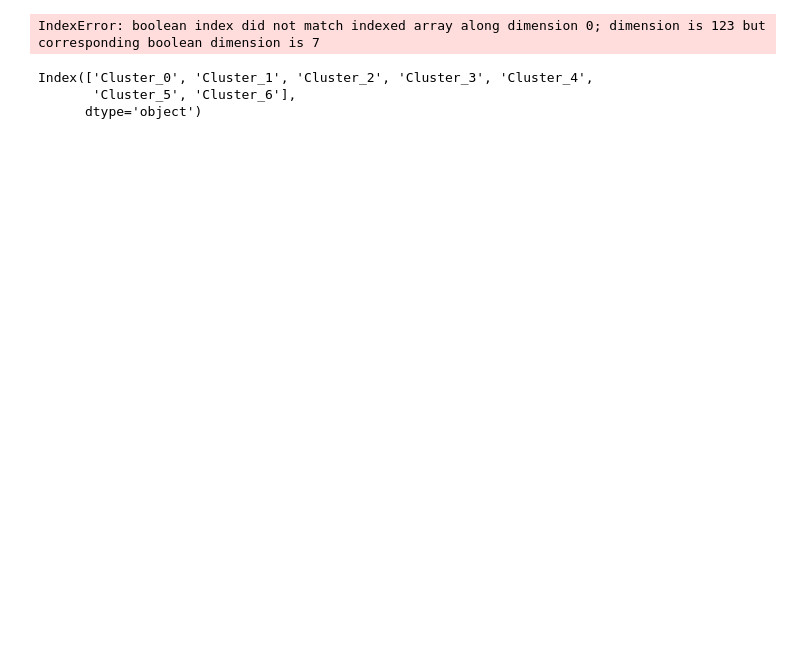
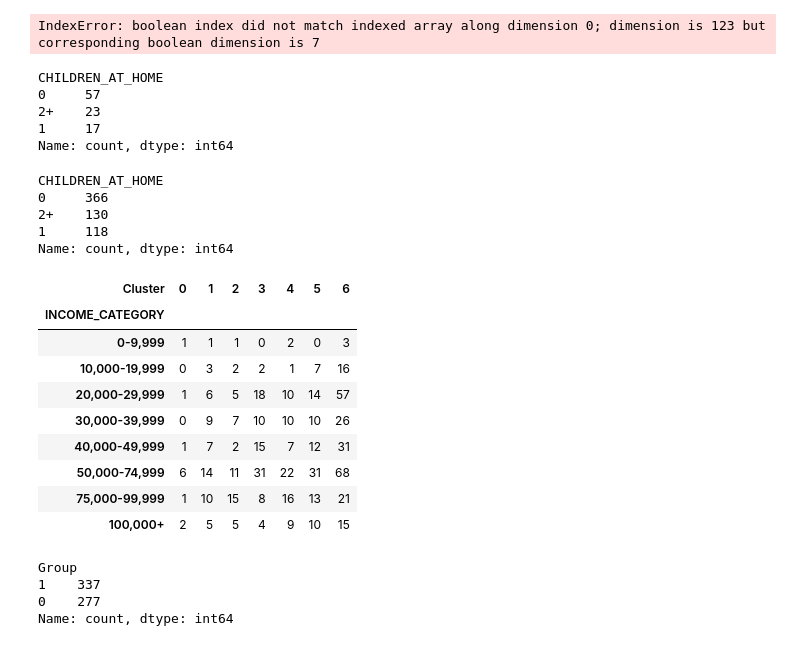
Before and after one commit to guri99uy/ST498_CAPSTONE, a Jupyter notebook: Notebooks/EconML.ipynb, the cells around one changed output. Drawn from its saved outputs; the diff is of its cells as text; code cells hidden in the pictures; blank space fills up the shorter version.

```diff
--- a/Notebooks/EconML.ipynb
+++ b/Notebooks/EconML.ipynb
@@ -563,9 +571,46 @@ if hasattr(grf_cf, 'feature_importances_'):
     print(importance_df.head(10))
 # %% [output]
 IndexError: boolean index did not match indexed array along dimension 0; dimension is 123 but corresponding boolean dimension is 7
-# %%
-encoded_clusters.columns
-# %% [output]
-Index(['Cluster_0', 'Cluster_1', 'Cluster_2', 'Cluster_3', 'Cluster_4',
-       'Cluster_5', 'Cluster_6'],
-      dtype='object')
+# %%
+flash['CHILDREN_AT_HOME'][flash['Cluster'] == 5].value_counts()
+# %% [output]
+CHILDREN_AT_HOME
+0     57
+2+    23
+1     17
+Name: count, dtype: int64
+# %%
+flash['CHILDREN_AT_HOME'].value_counts()
+# %% [output]
+CHILDREN_AT_HOME
+0     366
+2+    130
+1     118
+Name: count, dtype: int64
+# %%
+ordered_incomes = ['0-9,999', '10,000-19,999', '20,000-29,999', '30,000-39,999', '40,000-49,999','50,000-74,999', '75,000-99,999', '100,000+' ]
+eda_flash = pd.crosstab(flash['INCOME_CATEGORY'], flash['Cluster'])
+eda_flash = eda_flash.reindex(ordered_incomes)
+# %%
+# ordered_ages = ['0-9,999', '10,000-19,999', '20,000-29,999', '30,000-39,999', '40,000-49,999','50,000-74,999', '75,000-99,999', '100,000+' ]
+eda_flash = pd.crosstab(flash['INCOME_CATEGORY'], flash['Cluster'])
+eda_flash = eda_flash.reindex(ordered_incomes)
+eda_flash
+# %% [output]
+| Cluster | 0 | 1 | 2 | 3 | 4 | 5 | 6 |
+| INCOME_CATEGORY |  |  |  |  |  |  |  |
+| 0-9,999 | 1 | 1 | 1 | 0 | 2 | 0 | 3 |
+| 10,000-19,999 | 0 | 3 | 2 | 2 | 1 | 7 | 16 |
+| 20,000-29,999 | 1 | 6 | 5 | 18 | 10 | 14 | 57 |
+| 30,000-39,999 | 0 | 9 | 7 | 10 | 10 | 10 | 26 |
+| 40,000-49,999 | 1 | 7 | 2 | 15 | 7 | 12 | 31 |
+| 50,000-74,999 | 6 | 14 | 11 | 31 | 22 | 31 | 68 |
+| 75,000-99,999 | 1 | 10 | 15 | 8 | 16 | 13 | 21 |
+| 100,000+ | 2 | 5 | 5 | 4 | 9 | 10 | 15 |
+# %%
+flash['Group'].value_counts()
+# %% [output]
+Group
+1    337
+0    277
+Name: count, dtype: int64
```
Also changed, not shown: parts of 3 cells of this notebook.
